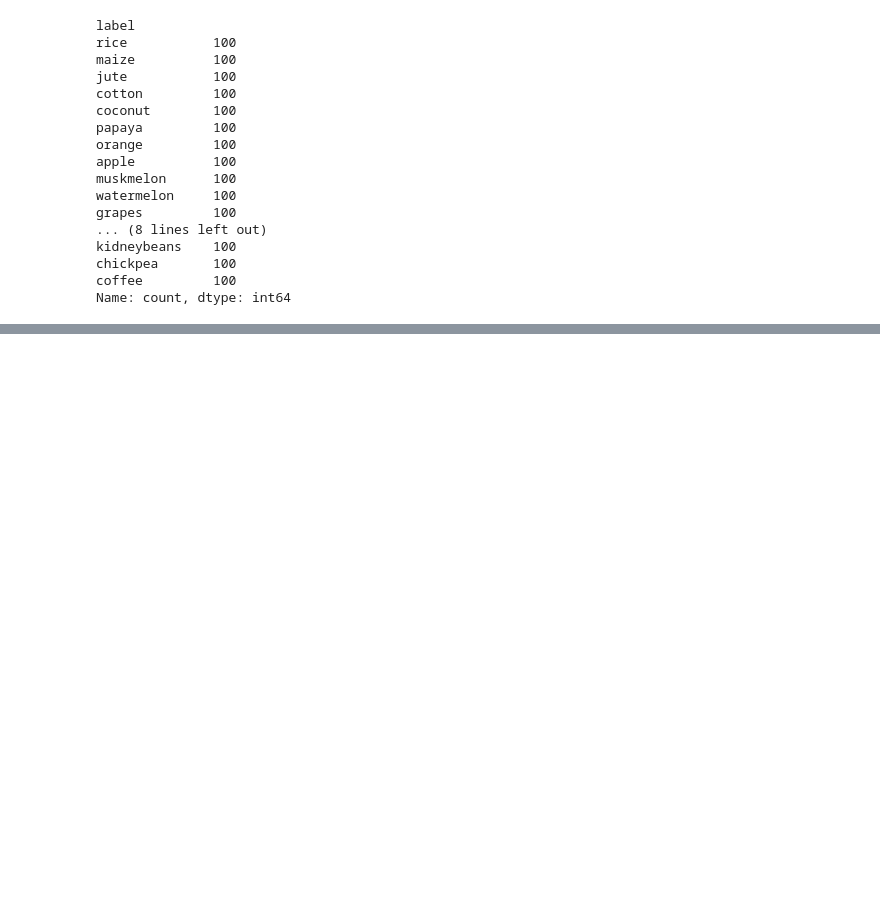
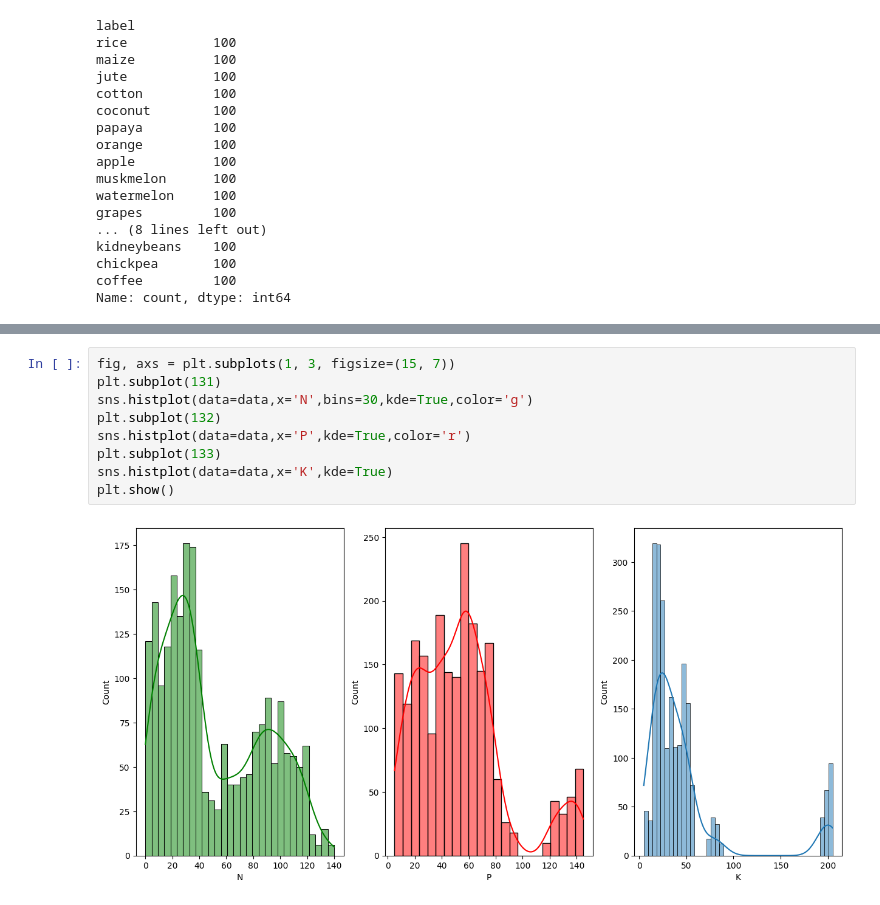
Before and after one commit to DipeshDhote/crop_recommendation, a Jupyter notebook: notebook/data/EDA.ipynb, the cells around one changed output, grey strips where cells are left out. Drawn from its saved outputs; the diff is of its cells as text; blank space fills up the shorter version.

```diff
--- a/notebook/data/EDA.ipynb
+++ b/notebook/data/EDA.ipynb
@@ -108,0 +123,11 @@ Name: count, dtype: int64
+# %%
+fig, axs = plt.subplots(1, 3, figsize=(15, 7))
+plt.subplot(131)
+sns.histplot(data=data,x='N',bins=30,kde=True,color='g')
+plt.subplot(132)
+sns.histplot(data=data,x='P',kde=True,color='r')
+plt.subplot(133)
+sns.histplot(data=data,x='K',kde=True)
+plt.show()
+# %% [output]
+[figure, added]
```
Also changed, not shown: parts of 14 cells of this notebook, 7 other files.
